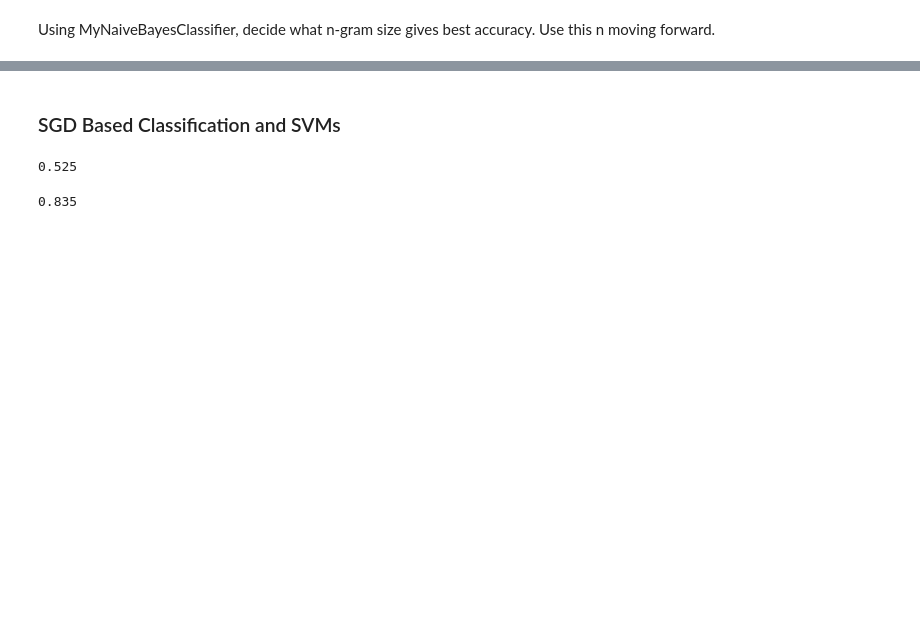
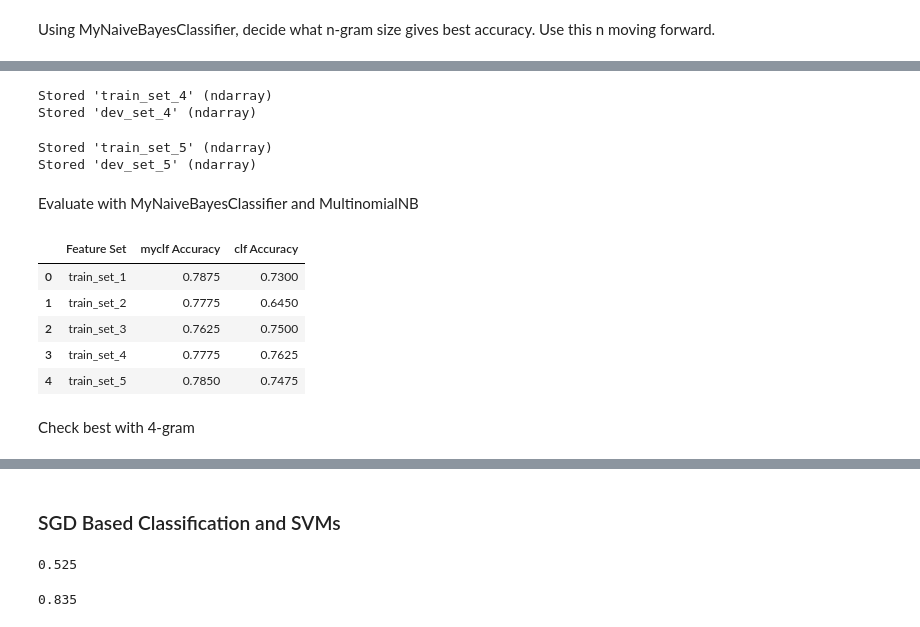
Before and after one commit to LChilvers05/NLP_Sentiment_Analysis, a Jupyter notebook: assignment.ipynb, the cells around one changed output, grey strips where cells are left out. Saved outputs shown, nothing was run; the diff lists cells and outputs as text; code cells hidden in the pictures; blank space fills up the shorter version.

Commit message:
complete naive bayes comparison

```diff
--- a/assignment.ipynb
+++ b/assignment.ipynb
@@ -156,5 +170,0 @@ print(accuracies_n_grams)
-# %%
-clf = MultinomialNB()
-clf.fit(train_set_1, y_train)
-predictions = clf.predict(dev_set_1)
-accuracy_score(y_dev, predictions)
@@ -164,0 +236,74 @@ Put accuracy into a heat map for all the various models
+# %%
+# Feature Set 4: stopwords removed, punctuation NOT removed, NOT lowercase, lemmatisation, PPMI
+preprocessor = MyPreprocessor()
+train_revs = preprocessor.preprocess(x_train, n_gram_len=1, is_stopwords_removed=True, is_punctuation_removed=False, is_lowercase=False, is_lemmatisation=True)
+dev_revs = preprocessor.preprocess(x_dev, n_gram_len=1, is_stopwords_removed=True, is_punctuation_removed=False, is_lowercase=False, is_lemmatisation=True)
+
+feature_generator = MyFeatureGenerator(preprocessor.vocab)
+train_set_4 = feature_generator.generate_features(train_revs, NormTech.PPMI)
+dev_set_4 = feature_generator.generate_features(dev_revs, NormTech.PPMI)
+
+%store train_set_4
+%store dev_set_4
+# %% [output]
+Stored 'train_set_4' (ndarray)
+Stored 'dev_set_4' (ndarray)
+# %%
+# Feature Set 5: stopwords removed, punctuation removed, lowercase, stemming, TF-IDF
+preprocessor = MyPreprocessor()
+train_revs = preprocessor.preprocess(x_train, n_gram_len=1, is_stopwords_removed=True, is_punctuation_removed=True, is_lowercase=True, is_lemmatisation=False)
+dev_revs = preprocessor.preprocess(x_dev, n_gram_len=1, is_stopwords_removed=True, is_punctuation_removed=True, is_lowercase=True, is_lemmatisation=False)
+
+feature_generator = MyFeatureGenerator(preprocessor.vocab)
+train_set_5 = feature_generator.generate_features(train_revs, NormTech.TF_IDF)
+dev_set_5 = feature_generator.generate_features(dev_revs, NormTech.TF_IDF)
+
+%store train_set_5
+%store dev_set_5
+# %% [output]
+Stored 'train_set_5' (ndarray)
+Stored 'dev_set_5' (ndarray)
+# %% [markdown]
+Evaluate with MyNaiveBayesClassifier and MultinomialNB
+# %%
+%store -r train_set_1
+%store -r train_set_2
+%store -r train_set_3
+%store -r train_set_4
+%store -r train_set_5
+%store -r dev_set_1
+%store -r dev_set_2
+%store -r dev_set_3
+%store -r dev_set_4
+%store -r dev_set_5
+
+train_sets = [train_set_1, train_set_2, train_set_3, train_set_4, train_set_5]
+dev_sets = [dev_set_1, dev_set_2, dev_set_3, dev_set_4, dev_set_5]
+
+set_names = ['train_set_1', 'train_set_2', 'train_set_3', 'train_set_4', 'train_set_5']
+data_frame = pd.DataFrame(columns=['Feature Set', 'myclf Accuracy', 'clf Accuracy'])
+
+for i, train_set in enumerate(train_sets):
+
+    my_clf = MyNaiveBayesClassifier()
+    my_clf.fit(train_set, y_train)
+    my_clf_preds = my_clf.predict(dev_sets[i])
+    my_clf_accuracy = accuracy_score(my_clf_preds, y_dev)
+
+    clf = MultinomialNB()
+    clf.fit(train_set, y_train)
+    clf_preds = clf.predict(dev_sets[i])
+    clf_accuracy = accuracy_score(clf_preds, y_dev)
+
+    data_frame = data_frame.append({'Feature Set': set_names[i], 'myclf Accuracy': my_clf_accuracy, 'clf Accuracy': clf_accuracy}, ignore_index=True)
+
+data_frame
+# %% [output]
+|  | Feature Set | myclf Accuracy | clf Accuracy |
+| 0 | train_set_1 | 0.7875 | 0.7300 |
+| 1 | train_set_2 | 0.7775 | 0.6450 |
+| 2 | train_set_3 | 0.7625 | 0.7500 |
+| 3 | train_set_4 | 0.7775 | 0.7625 |
+| 4 | train_set_5 | 0.7850 | 0.7475 |
+# %% [markdown]
+Check best with 4-gram
```
Also changed, not shown: parts of 16 cells of this notebook, 2 other files.
